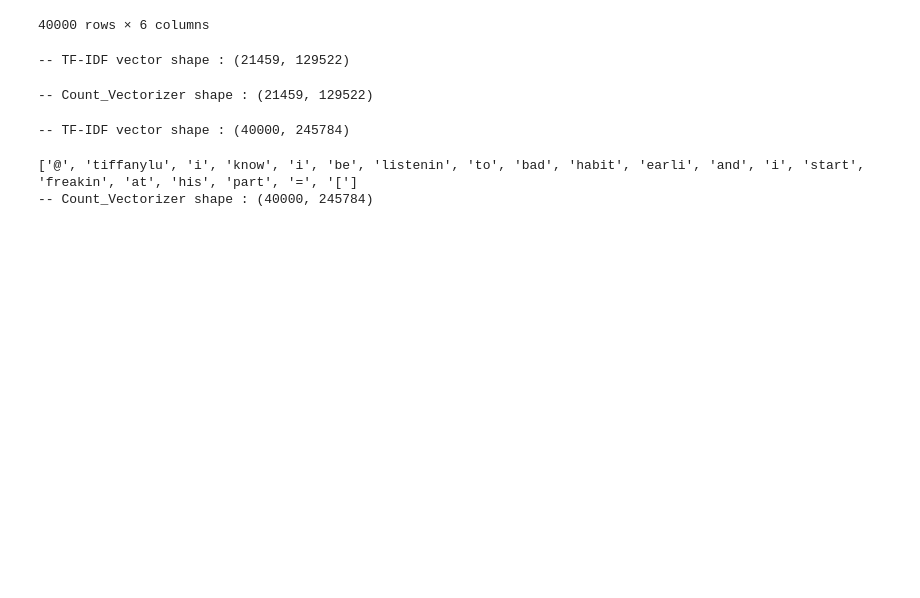
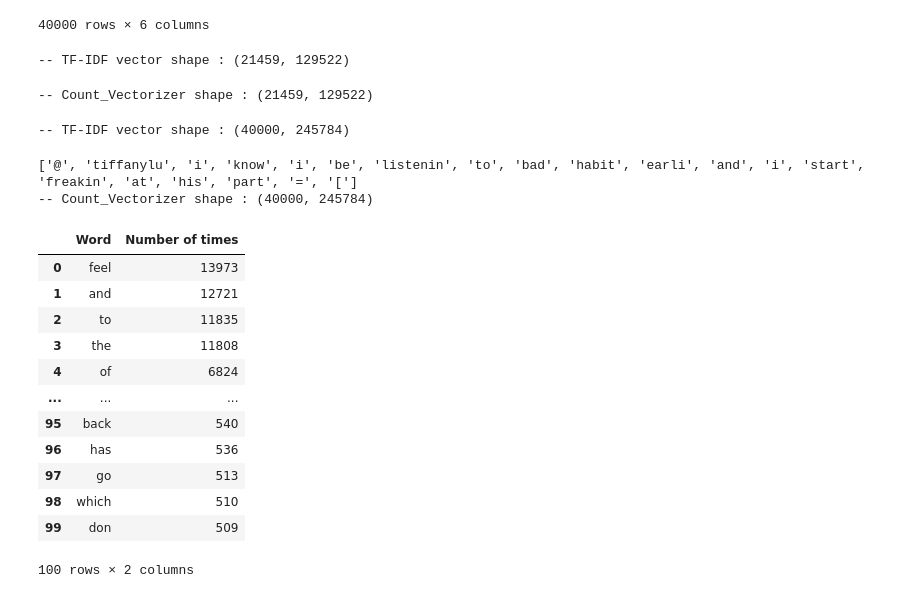
Before and after one commit to ejhb/audit, a Jupyter notebook: 2020/12-december/09-emotion/testing_zone/testing.ipynb, the cells around one changed output. Cells and saved outputs as stored; diff of their text form; code cells hidden in the pictures; blank space fills up the shorter version.

```diff
--- a/2020/12-december/09-emotion/testing_zone/testing.ipynb
+++ b/2020/12-december/09-emotion/testing_zone/testing.ipynb
@@ -368,0 +364,27 @@ res = run_pipes([pipe0, pipe1, pipe2, pipe3, pipe4, pipe5, pipe6, pipe7, pipe8],
+# %%
+df1 = pd.read_csv('../data/emotion_final.csv')
+
+x = df1.Text
+y = df1.Emotion
+
+freq_top = get_top_n_words(x,"up",100)
+
+
+df_up = pd.DataFrame(freq_top, columns =['Word','Number of times'])
+y_nbr = df_up['Number of times']
+x_word = df_up['Word']
+# df_down = pd.DataFrame(freq_down, columns =['Word','Number of times'])
+# %% [output]
+|  | Word | Number of times |
+| 0 | feel | 13973 |
+| 1 | and | 12721 |
+| 2 | to | 11835 |
+| 3 | the | 11808 |
+| 4 | of | 6824 |
+| ... | ... | ... |
+| 95 | back | 540 |
+| 96 | has | 536 |
+| 97 | go | 513 |
+| 98 | which | 510 |
+| 99 | don | 509 |
+100 rows × 2 columns
```
Also changed, not shown: parts of 3 cells of this notebook, 9 other files.
